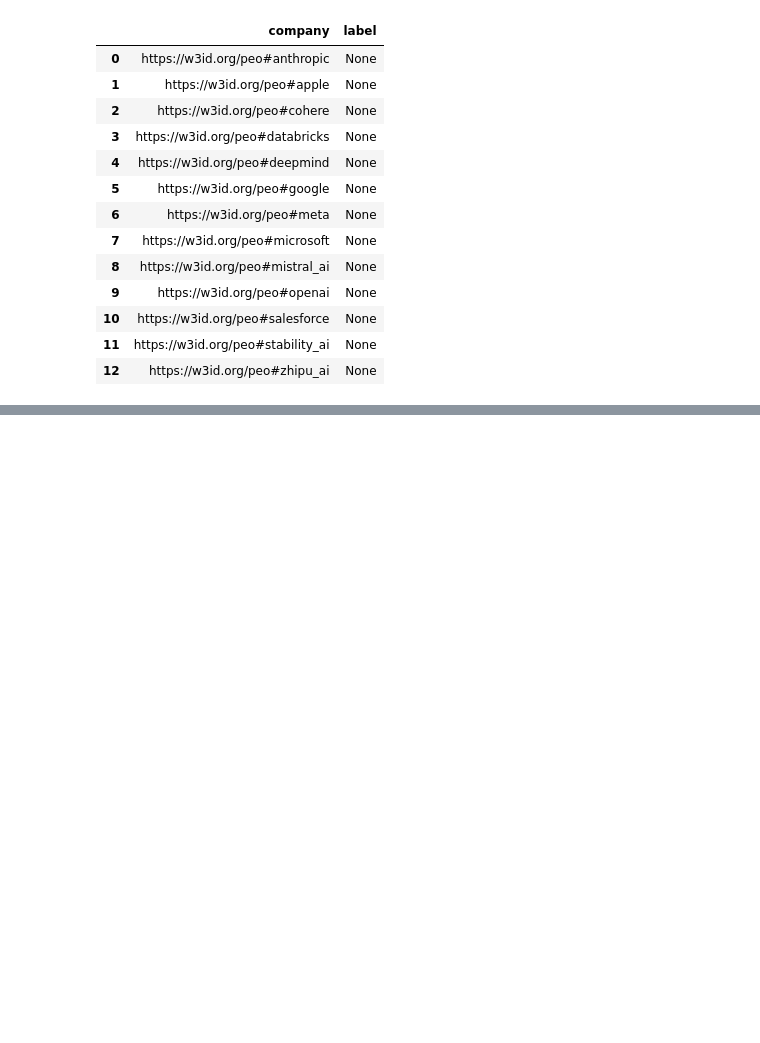
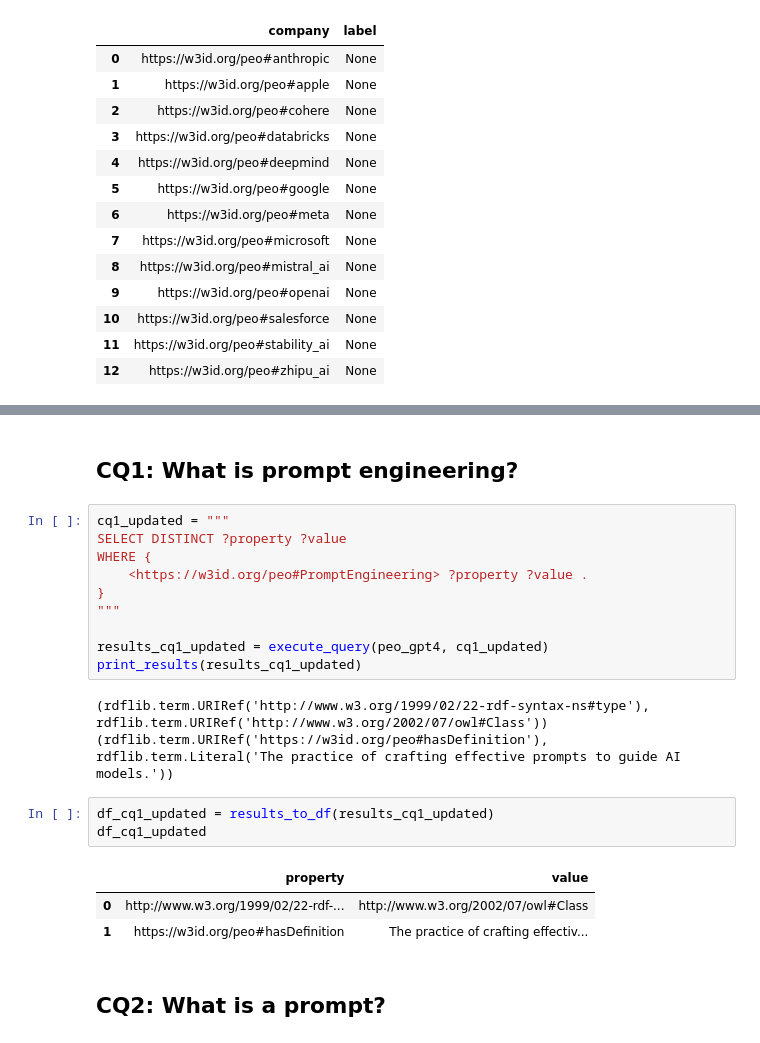
Before and after one commit to simonegramegna/peo, a Jupyter notebook: evaluation/sparql_queries.ipynb, the cells around one changed output, grey strips where cells are left out. Drawn from its saved outputs; the diff is of its cells as text; blank space fills up the shorter version.

```diff
--- a/evaluation/sparql_queries.ipynb
+++ b/evaluation/sparql_queries.ipynb
@@ -656,0 +668,24 @@ df_cq16
+# %% [markdown]
+## CQ1: What is prompt engineering?
+# %%
+cq1_updated = """
+SELECT DISTINCT ?property ?value
+WHERE {
+    <https://w3id.org/peo#PromptEngineering> ?property ?value .
+}
+"""
+
+results_cq1_updated = execute_query(peo_gpt4, cq1_updated)
+print_results(results_cq1_updated)
+# %% [output]
+(rdflib.term.URIRef('http://www.w3.org/1999/02/22-rdf-syntax-ns#type'), rdflib.term.URIRef('http://www.w3.org/2002/07/owl#Class'))
+(rdflib.term.URIRef('https://w3id.org/peo#hasDefinition'), rdflib.term.Literal('The practice of crafting effective prompts to guide AI models.'))
+# %%
+df_cq1_updated = results_to_df(results_cq1_updated)
+df_cq1_updated
+# %% [output]
+|  | property | value |
+| 0 | http://www.w3.org/1999/02/22-rdf-... | http://www.w3.org/2002/07/owl#Class |
+| 1 | https://w3id.org/peo#hasDefinition | The practice of crafting effectiv... |
+# %% [markdown]
+## CQ2: What is a prompt?
```
Also changed, not shown: parts of 31 cells of this notebook.
